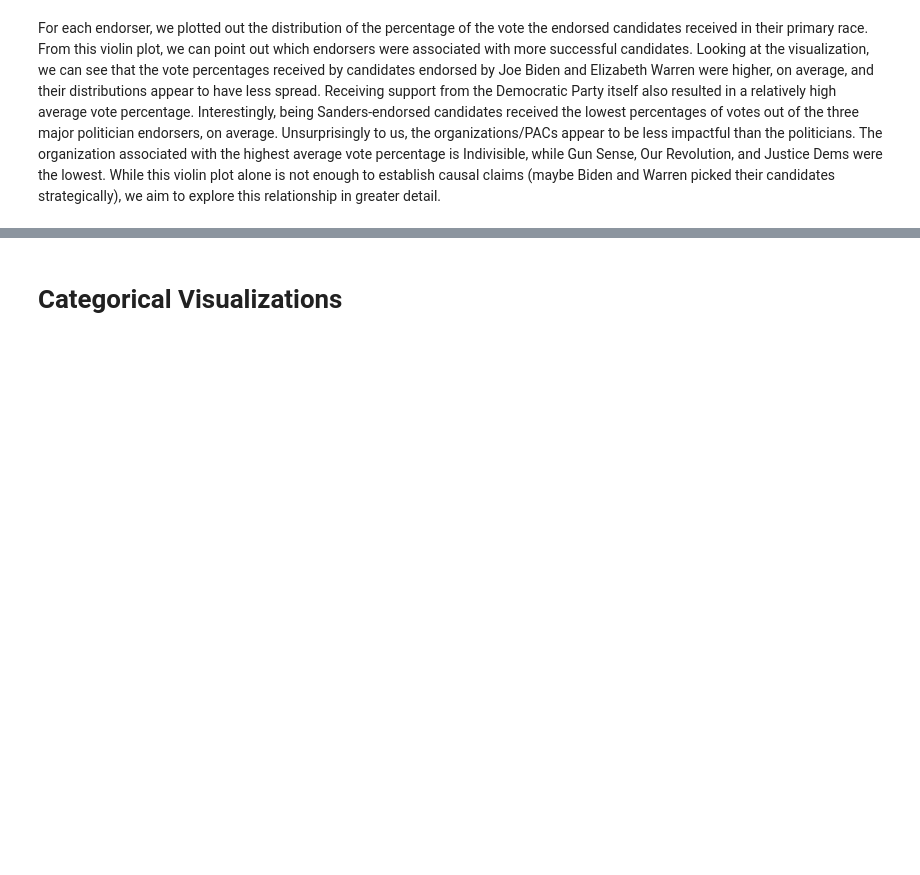
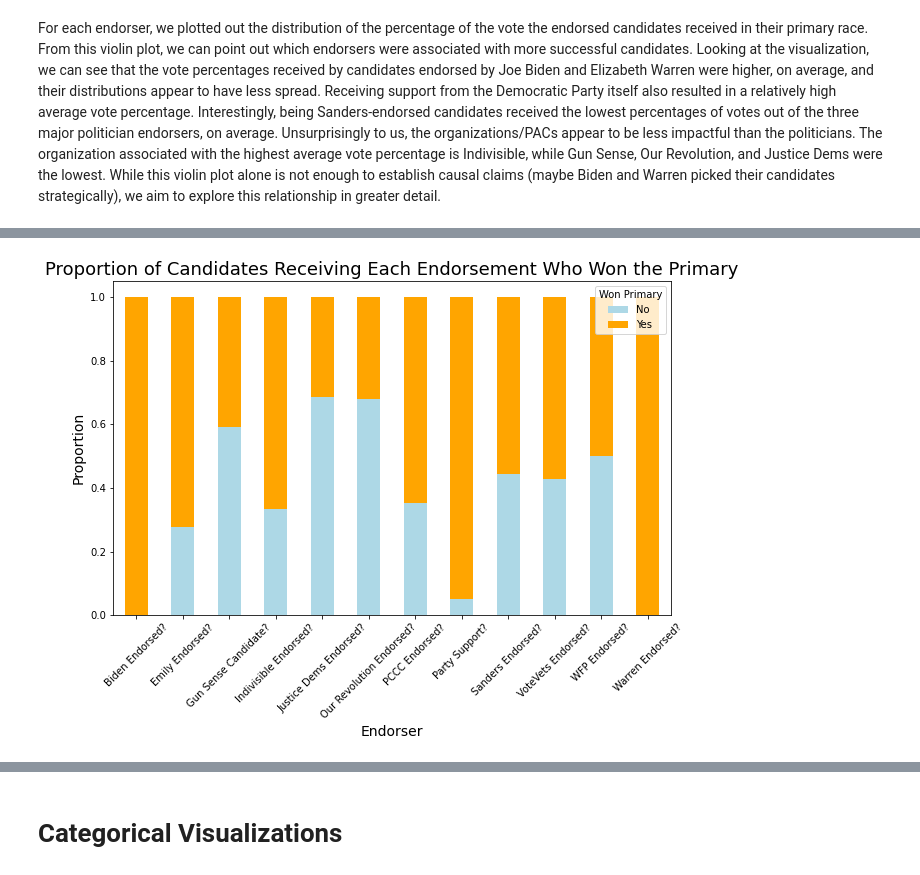
Before and after one commit to tetsu2001/102-project, a Jupyter notebook: to-turn-in/Checkpoint_1.ipynb, the cells around one changed output, grey strips where cells are left out. Saved outputs shown, nothing was run; the diff lists cells and outputs as text; code cells hidden in the pictures; blank space fills up the shorter version.

```diff
--- a/to-turn-in/Checkpoint_1.ipynb
+++ b/to-turn-in/Checkpoint_1.ipynb
@@ -74,0 +91,15 @@ For each endorser, we plotted out the distribution of the percentage of the vote
+# %%
+endorse_df = violin_filt.groupby(['Endorser', 'Won Primary']).size().unstack(fill_value=0)
+endorse_prop = endorse_df.div(endorse_df.sum(axis=1), axis=0)
+
+endorse_prop.plot(kind='bar', stacked=True, color=['lightblue', 'orange'])
+plt.title('Proportion of Candidates Receiving Each Endorsement Who Won the Primary', fontdict = {'fontsize' : 18})
+plt.xlabel('Endorser', fontdict = {'fontsize' : 14})
+plt.ylabel('Proportion', fontdict = {'fontsize' : 14})
+plt.legend(title='Won Primary', loc='upper right', labels=['No', 'Yes'])
+plt.xticks(rotation=45)
+plt.gcf().set_size_inches(10, 8)
+plt.gcf().subplots_adjust(bottom=0.3)
+plt.savefig('endorse-on-prop-win.png');
+# %% [output]
+[figure, added]
```
Also changed, not shown: parts of 8 cells of this notebook, 7 other files.
